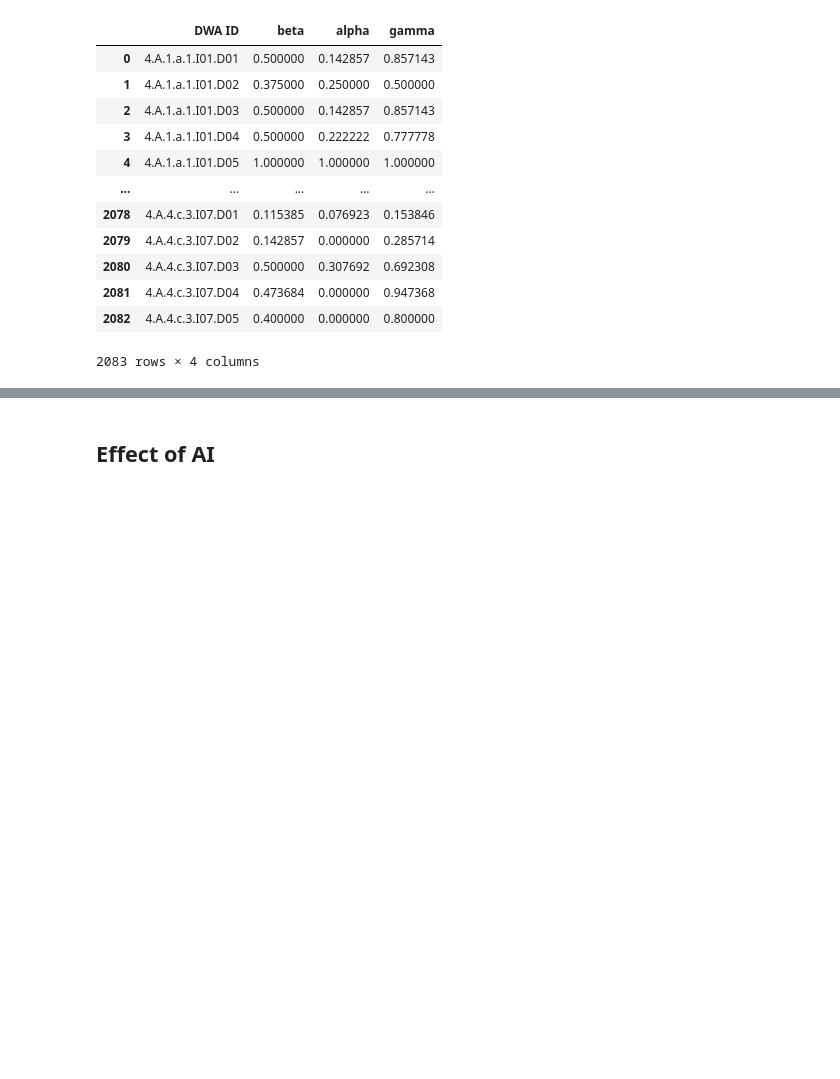
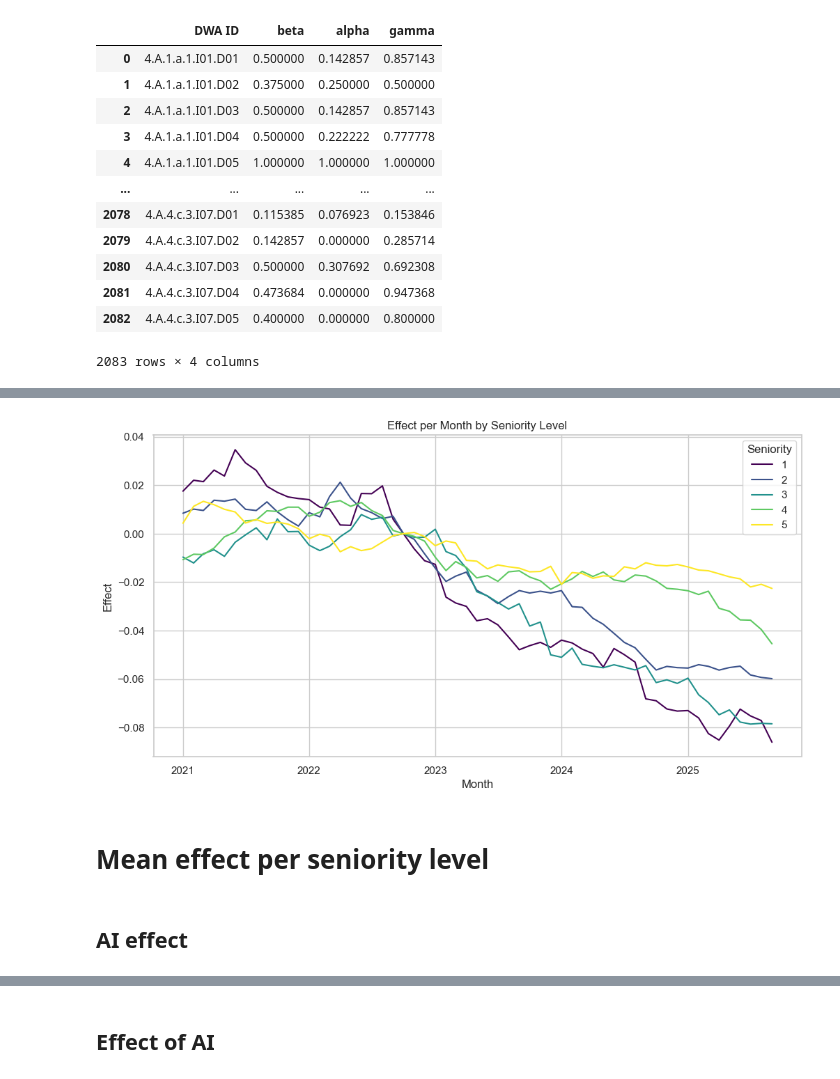
Before and after one commit to Pierre-Bouquet/Measuring-the-Uncertain-Task-Content-of-Work, a Jupyter notebook: 3_post_analysis.ipynb, the cells around one changed output, grey strips where cells are left out. Drawn from its saved outputs; the diff is of its cells as text; code cells hidden in the pictures; blank space fills up the shorter version.

```diff
--- a/3_post_analysis.ipynb
+++ b/3_post_analysis.ipynb
@@ -165,0 +121,4 @@ color_map = {group: color for group, color in zip(groups, colors)}
+# %%
+DWA_df = company_DWA_merged_df[company_DWA_merged_df["dwa_id"] == "4.A.1.a.1.I01.D01"]
+# %%
+DWA_df = DWA_df.groupby(['seniority', 'month']).agg({'effect': 'mean'}).reset_index()
@@ -165,0 +141,27 @@ color_map = {group: color for group, color in zip(groups, colors)}
+# %%
+import seaborn as sns
+import matplotlib.pyplot as plt
+
+# Optional: Set the visual style
+sns.set_theme(style="whitegrid")
+
+plt.figure(figsize=(12, 6))
+
+# Plot effect over month, grouping by seniority
+sns.lineplot(
+    data=DWA_df,
+    x='month',
+    y='effect',
+    hue='seniority',  # This creates a separate line for each seniority
+    palette='viridis' # Optional: Color scheme
+)
+
+plt.title('Effect per Month by Seniority Level')
+plt.xlabel('Month')
+plt.ylabel('Effect')
+plt.legend(title='Seniority')
+plt.show()
+# %% [output]
+[figure, added]
+# %% [markdown]
+# Mean effect per seniority level
@@ -165,0 +249,2 @@ color_map = {group: color for group, color in zip(groups, colors)}
+# %% [markdown]
+## AI effect
```
Also changed, not shown: parts of 26 cells of this notebook, 9 other files.
